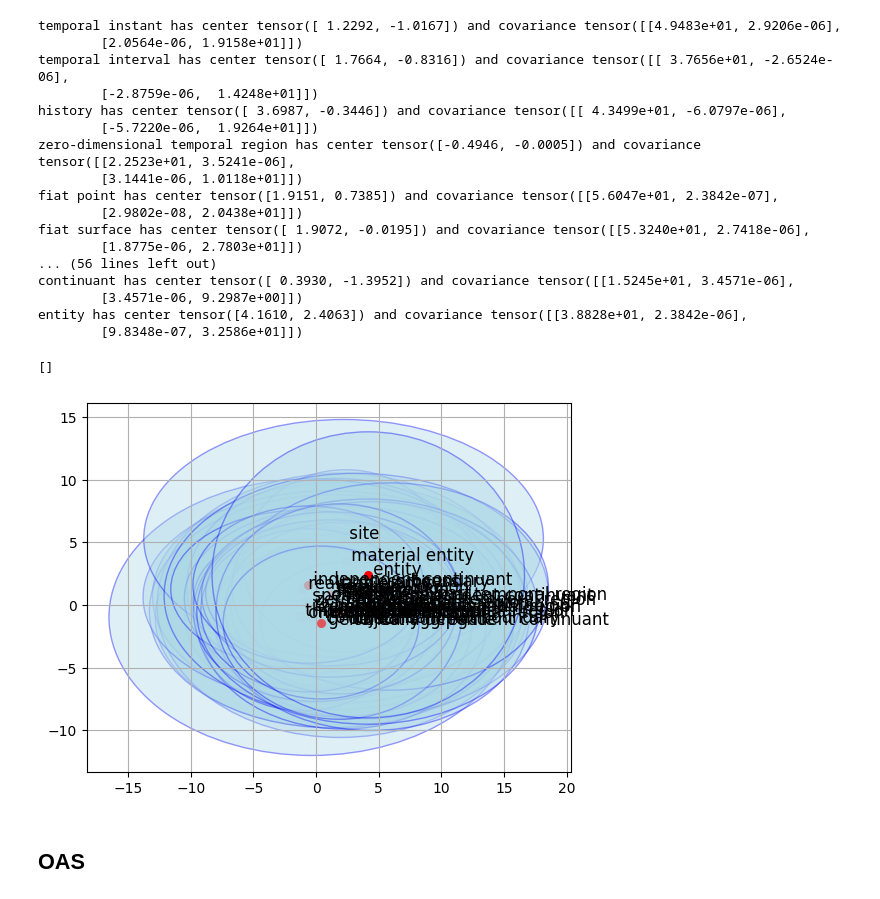
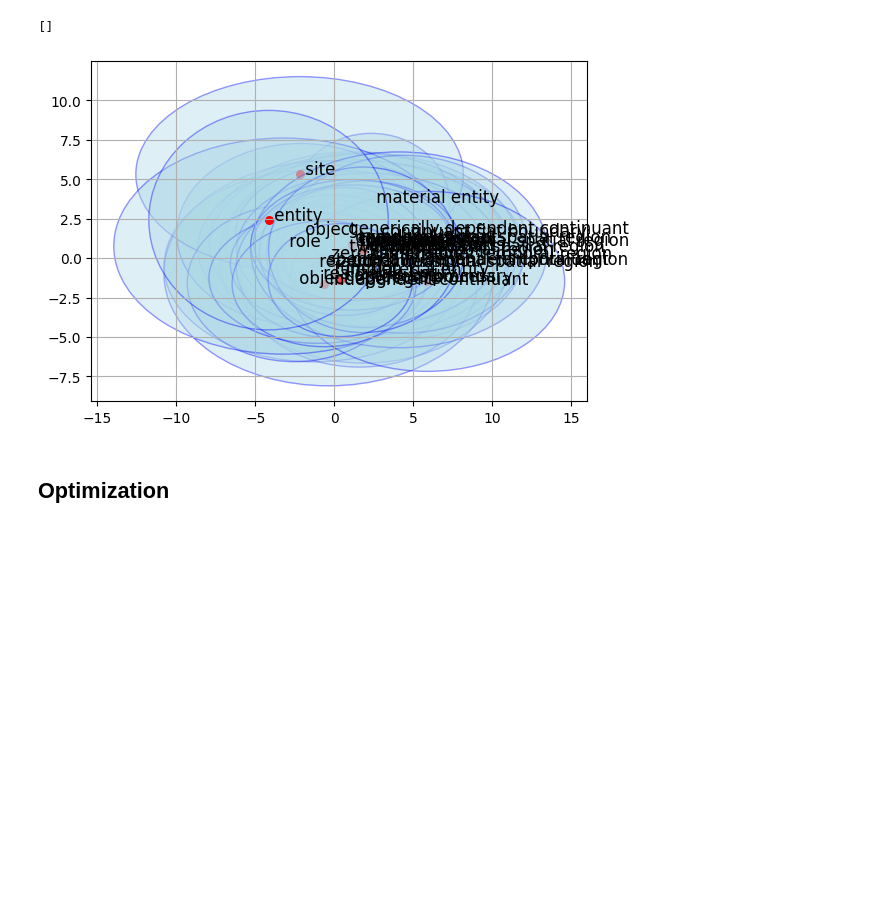
Before and after one commit to SamirKipper/Ontopo, a Jupyter notebook: src/test.ipynb, the cells around one changed output. Cells and saved outputs as stored; diff of their text form; code cells hidden in the pictures; blank space fills up the shorter version.

```diff
--- a/src/test.ipynb
+++ b/src/test.ipynb
@@ -43,0 +12,4 @@ def plot_region(mu_2d, cov_2d, label=None, n_std=1.0, ax=None):
+# %%
+model_name = "bert-base-uncased"
+tokenizer = AutoTokenizer.from_pretrained(model_name)
+model = AutoModel.from_pretrained(model_name)
@@ -47,3 +114,0 @@ bfo = Ontology.load(file)
-# %%
-for c in bfo.restrictions:
-    print(c)
@@ -68,3 +114,0 @@ for c in bfo.restrictions:
-# %%
-for c in bfo.classes:
-    print(c)
@@ -89,28 +115,15 @@ continuant fiat boundary
 # %%
-
 figs, axs = plt.subplots()
+ellipsis_dict = {}
+disjoint_pairs = []
 for c in bfo.named_classes:
-    center, cov = c.get_initial_region()
-    print(f"{c} has center {center} and covariance {cov}")
+    for d in c.disjoints:
+        disjoint_pairs.append((c.iri, d.iri))
+    label, sentences = c.create_sentences()
+    center, cov = get_ellipsis(label, sentences)
+    ellipsis_dict[c.iri] = center, cov
     plot_region(center, cov, label=str(c), n_std=2.0, ax=axs)
 plt.plot()
 # %% [output]
-temporal instant has center tensor([ 1.2292, -1.0167]) and covariance tensor([[4.9483e+01, 2.9206e-06],
-        [2.0564e-06, 1.9158e+01]])
-temporal interval has center tensor([ 1.7664, -0.8316]) and covariance tensor([[ 3.7656e+01, -2.6524e-06],
-        [-2.8759e-06,  1.4248e+01]])
-history has center tensor([ 3.6987, -0.3446]) and covariance tensor([[ 4.3499e+01, -6.0797e-06],
-        [-5.7220e-06,  1.9264e+01]])
-zero-dimensional temporal region has center tensor([-0.4946, -0.0005]) and covariance tensor([[2.2523e+01, 3.5241e-06],
-        [3.1441e-06, 1.0118e+01]])
-fiat point has center tensor([1.9151, 0.7385]) and covariance tensor([[5.6047e+01, 2.3842e-07],
-        [2.9802e-08, 2.0438e+01]])
-fiat surface has center tensor([ 1.9072, -0.0195]) and covariance tensor([[5.3240e+01, 2.7418e-06],
-        [1.8775e-06, 2.7803e+01]])
-... (56 lines left out)
-continuant has center tensor([ 0.3930, -1.3952]) and covariance tensor([[1.5245e+01, 3.4571e-06],
-        [3.4571e-06, 9.2987e+00]])
-entity has center tensor([4.1610, 2.4063]) and covariance tensor([[3.8828e+01, 2.3842e-06],
-        [9.8348e-07, 3.2586e+01]])
+[]
-[]
-[figure, old version]
+[figure, new version]
@@ -127,2 +130,2 @@ sentences_2 = ["the ship is at the river bank",
 # %% [markdown]
-## OAS
+## Optimization
```
Also changed, not shown: parts of 14 cells of this notebook, 5 other files.
